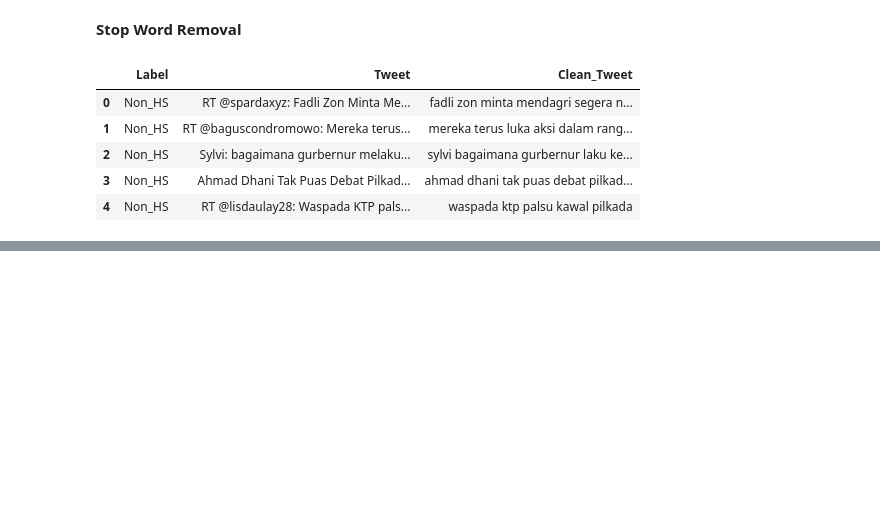
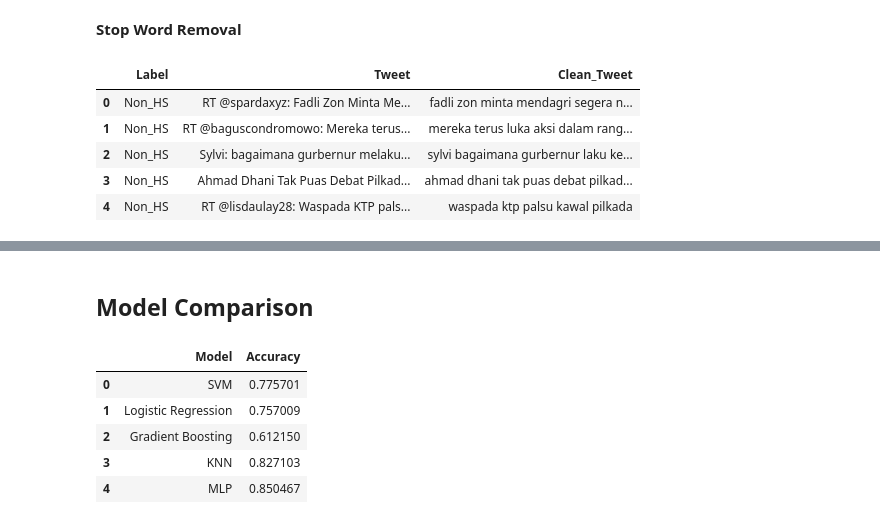
Before and after one commit to PutriAW/DTI-ASSIGNMENT-TEXT-MINING, a Jupyter notebook: Hate_Speech_Sentiment_Analysis.ipynb, the cells around one changed output, grey strips where cells are left out. Drawn from its saved outputs; the diff is of its cells as text; code cells hidden in the pictures; blank space fills up the shorter version.

```diff
--- a/Hate_Speech_Sentiment_Analysis.ipynb
+++ b/Hate_Speech_Sentiment_Analysis.ipynb
@@ -170,0 +344,9 @@ df_hs.head()
+# %%
+from sklearn.neighbors import KNeighborsClassifier
+knnc = KNeighborsClassifier(n_neighbors=5)
+
+# Training knn
+knnc.fit(X_train, y_train)
+
+# predict knn to test data
+y_pred_knnc = knnc.predict(X_test)
@@ -170,0 +360,5 @@ df_hs.head()
+# %%
+# Classification report
+print("Report : \n", classification_report(y_test, y_pred_knnc))
+print("Accuracy : ",accuracy_score(y_test,y_pred_knnc))
+accKNNC = accuracy_score(y_test,y_pred_knnc)
@@ -170,0 +379,12 @@ df_hs.head()
+# %%
+from sklearn.neural_network import MLPClassifier
+
+mlpc = MLPClassifier(hidden_layer_sizes=(20, 3), max_iter=200, alpha=1e-4,
+                    solver='sgd', verbose=10, tol=1e-4, random_state=1,
+                    learning_rate_init=.1)
+
+# Training knn
+mlpc.fit(X_train, y_train)
+
+# predict knn to test data
+y_pred_mlpc = mlpc.predict(X_test)
@@ -170,0 +416,5 @@ df_hs.head()
+# %%
+# Classification report
+print("Report : \n", classification_report(y_test, y_pred_mlpc))
+print("Accuracy : ",accuracy_score(y_test,y_pred_mlpc))
+accMLPC = accuracy_score(y_test,y_pred_mlpc)
@@ -170,0 +433,15 @@ df_hs.head()
+# %% [markdown]
+## **Model Comparison**
+# %%
+# Accuracy Comparison
+model = ['SVM', 'Logistic Regression', 'Gradient Boosting', 'KNN', 'MLP']
+accuracies = [accSVMC, accLRC, accGBC, accKNNC, accMLPC]
+comp = pd.DataFrame(list(zip(model, accuracies)), columns=['Model', 'Accuracy'])
+comp
+# %% [output]
+|  | Model | Accuracy |
+| 0 | SVM | 0.775701 |
+| 1 | Logistic Regression | 0.757009 |
+| 2 | Gradient Boosting | 0.612150 |
+| 3 | KNN | 0.827103 |
+| 4 | MLP | 0.850467 |
```
Also changed, not shown: parts of 37 cells of this notebook.
